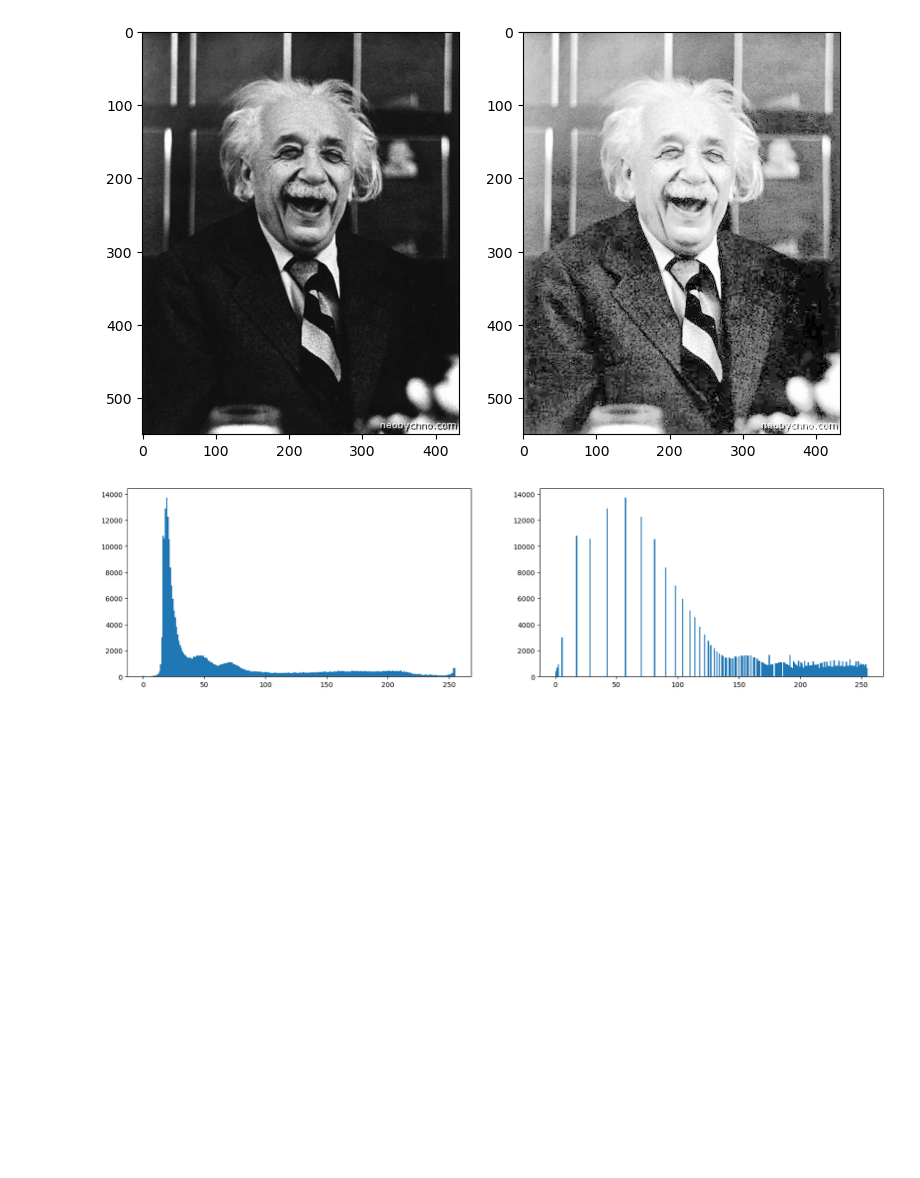
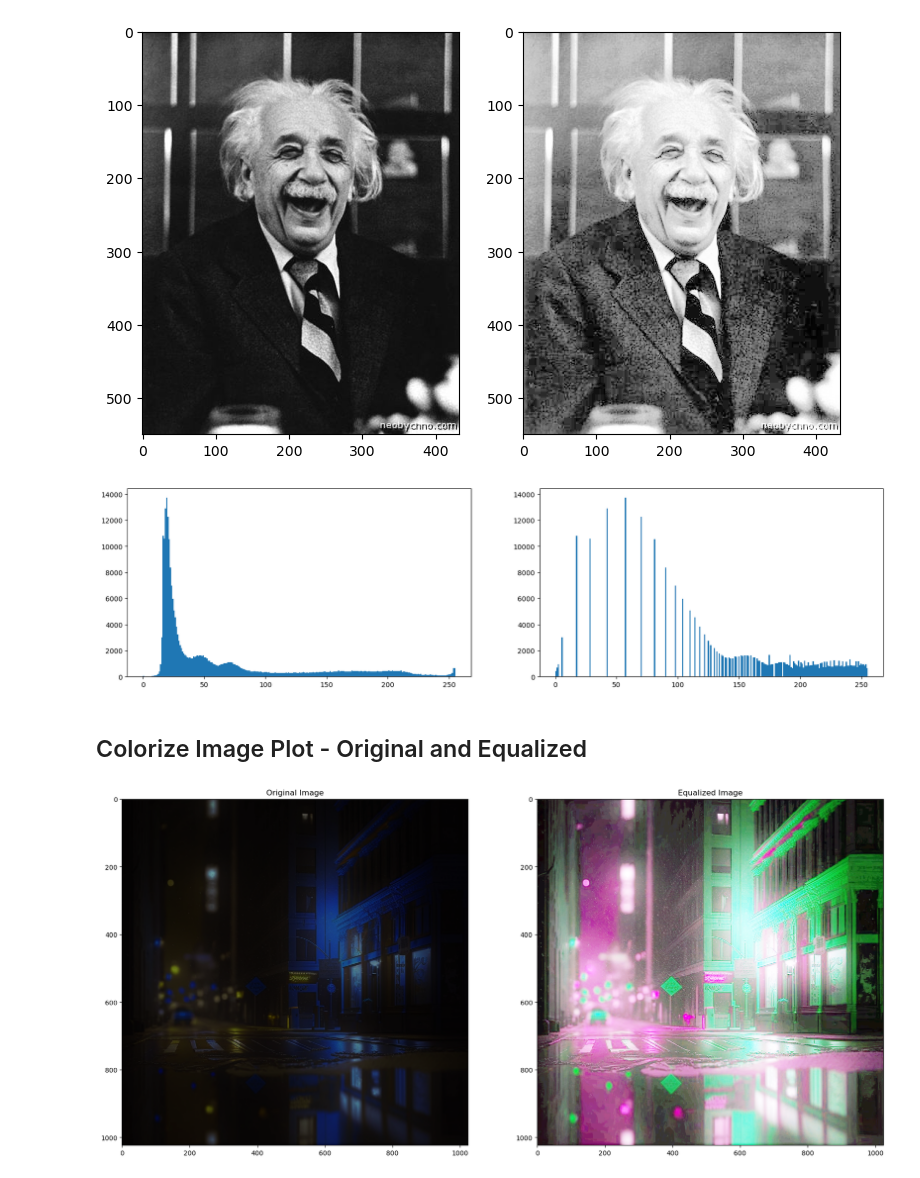
Before and after one commit to GustavoMartinx/Python, a Jupyter notebook: Computer_Vision_with_OpenCV/Equalized_histogram.ipynb, the cells around one changed output. Saved outputs shown, nothing was run; the diff lists cells and outputs as text; code cells hidden in the pictures; blank space fills up the shorter version.

Commit message:
feat: create equalized histogram of colorize image

```diff
--- a/Computer_Vision_with_OpenCV/Equalized_histogram.ipynb
+++ b/Computer_Vision_with_OpenCV/Equalized_histogram.ipynb
@@ -52,3 +52,50 @@ plt.hist(imgEqualized.ravel(), 256, [0, 255])
 plt.show()
 # %% [output]
 [figure]
+# %% [markdown]
+## Colorize Image Plot - Original and Equalized
+# %%
+# Image Reading
+colorImg = cv.imread("./Resources/Img/dark_city.png", 1)
+
+# Channel Spliting
+blue, green, red = cv.split(colorImg)
+
+# Equalized Colorize Image Ploting
+colorFig = plt.figure(figsize=(21,21))
+
+# Equalizing the colorize image (each color channel apart)
+blueEqualized = cv.equalizeHist(blue)
+redEqualized = cv.equalizeHist(red)
+greenEqualized = cv.equalizeHist(green)
+
+# Merging each color channel in one img
+resultEqualization = cv.merge([blueEqualized, redEqualized, greenEqualized])
+
+# Colorize Image Ploting - Original
+ax10 = colorFig.add_subplot(121)
+plt.imshow(colorImg)
+plt.title("Original Image")
+
+# Colorize Image Ploting - Equalized
+ax20 = colorFig.add_subplot(122)
+plt.imshow(resultEqualization)
+plt.title("Equalized Image")
+
+
+# Equalized Colorize Image Ploting
+# ax20 = colorFig.add_subplot(242)
+# plt.imshow(blueEqualized, cmap=plt.cm.Blues)
+# plt.title("Equalized Img - Blue Channel")
+
+# ax30 = colorFig.add_subplot(141)
+# plt.imshow(greenEqualized, cmap=plt.cm.Greens)
+# plt.title("Equalized Img - Green Channel")
+
+# ax40 = colorFig.add_subplot(142)
+# plt.imshow(redEqualized, cmap=plt.cm.Reds)
+# plt.title("Equalized Img - Red Channel")
+
+plt.show()
+# %% [output]
+[figure, added]
```
Also changed, not shown: parts of 2 cells of this notebook.
